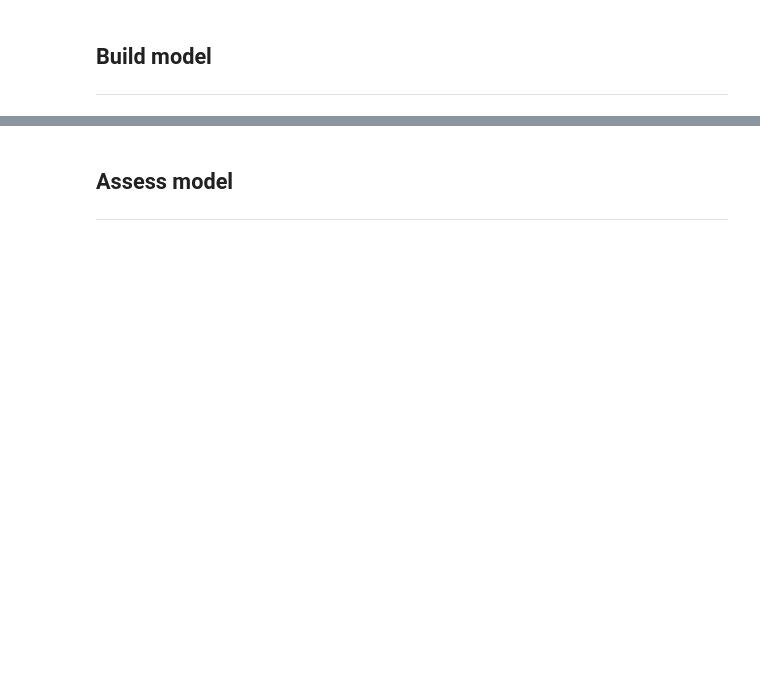
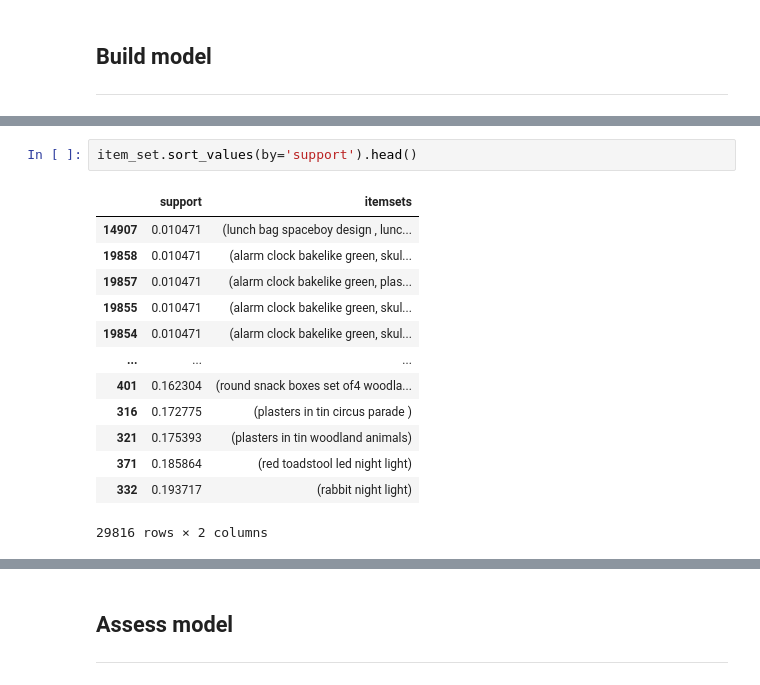
Before and after one commit to DanisAlukaev/Data-Mining, a Jupyter notebook: session01/4. Modeling.ipynb, the cells around one changed output, grey strips where cells are left out. Cells and saved outputs as stored; diff of their text form; blank space fills up the shorter version.

```diff
--- a/session01/4. Modeling.ipynb
+++ b/session01/4. Modeling.ipynb
@@ -195,0 +196,16 @@ y_pred = np.argmax(y_prob, axis=1)
+# %%
+item_set.sort_values(by='support').head()
+# %% [output]
+|  | support | itemsets |
+| 14907 | 0.010471 | (lunch bag spaceboy design , lunc... |
+| 19858 | 0.010471 | (alarm clock bakelike green, skul... |
+| 19857 | 0.010471 | (alarm clock bakelike green, plas... |
+| 19855 | 0.010471 | (alarm clock bakelike green, skul... |
+| 19854 | 0.010471 | (alarm clock bakelike green, skul... |
+| ... | ... | ... |
+| 401 | 0.162304 | (round snack boxes set of4 woodla... |
+| 316 | 0.172775 | (plasters in tin circus parade ) |
+| 321 | 0.175393 | (plasters in tin woodland animals) |
+| 371 | 0.185864 | (red toadstool led night light) |
+| 332 | 0.193717 | (rabbit night light) |
+29816 rows × 2 columns
```
Also changed, not shown: parts of 41 cells of this notebook.
